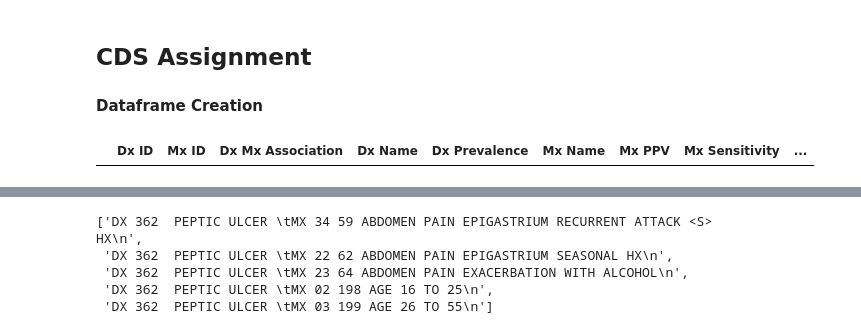
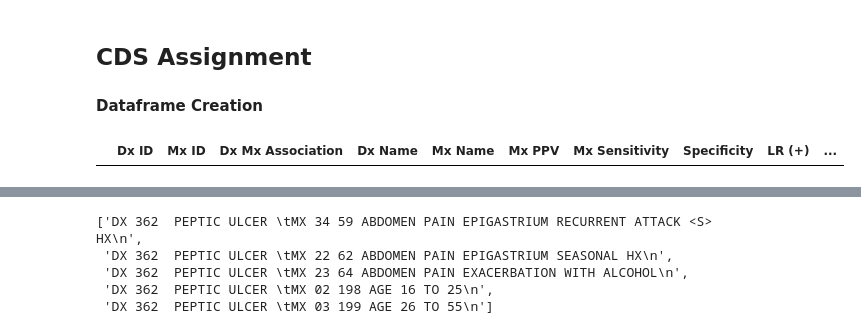
Before and after one commit to alvinjeffery/cds_bayes, a Jupyter notebook: cds_df.ipynb, the cells around one changed output, grey strips where cells are left out. Saved outputs shown, nothing was run; the diff lists cells and outputs as text; code cells hidden in the pictures.

```diff
--- a/cds_df.ipynb
+++ b/cds_df.ipynb
@@ -9,23 +9,23 @@ import re
 # %%
 # instantiate main dataframe, df
 
 df = pd.DataFrame()
 
 df['Dx ID'] = 0
 df['Mx ID'] = 0
 df['Dx Mx Association'] = 0
 df['Dx Name'] = 0
-df['Dx Prevalence'] = 0
+#df['Dx Prevalence'] = 0 # we'll merge() this later
 df['Mx Name'] = 0
 df['Mx PPV'] = 0
 df['Mx Sensitivity'] = 0
-df['Mx Import'] = 0
+#df['Mx Import'] = 0 # we'll merge() this later
 df['Specificity'] = 0
 df['LR (+)'] = 0
 df['LR (-)'] = 0
 
 df
 # %% [output]
-|  | Dx ID | Mx ID | Dx Mx Association | Dx Name | Dx Prevalence | Mx Name | Mx PPV | Mx Sensitivity | ... |
+|  | Dx ID | Mx ID | Dx Mx Association | Dx Name | Mx Name | Mx PPV | Mx Sensitivity | Specificity | LR (+) | ... |
 # %%
 # incorporate the associations between Dx and Mx
```
Also changed, not shown: parts of 19 cells of this notebook, 1 other file.
